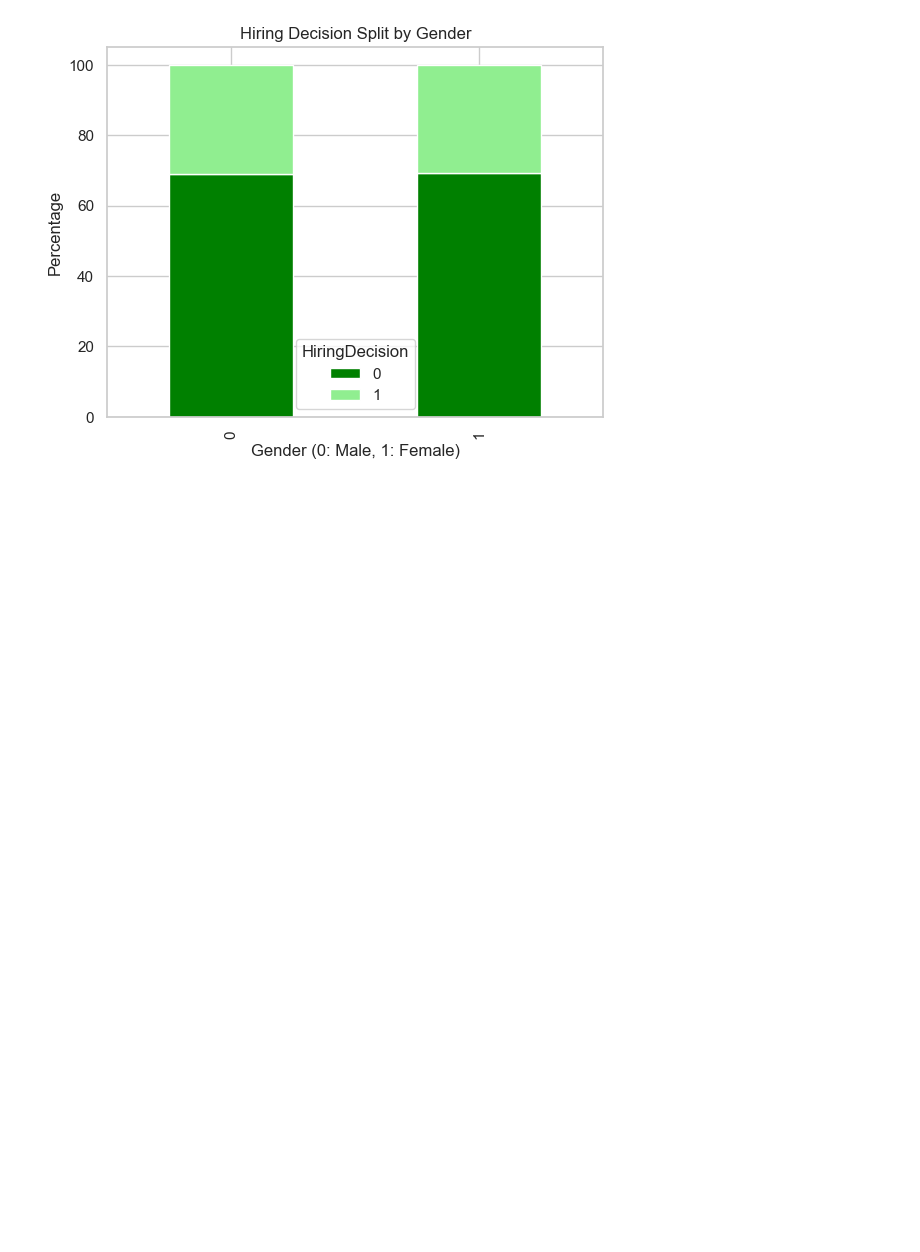
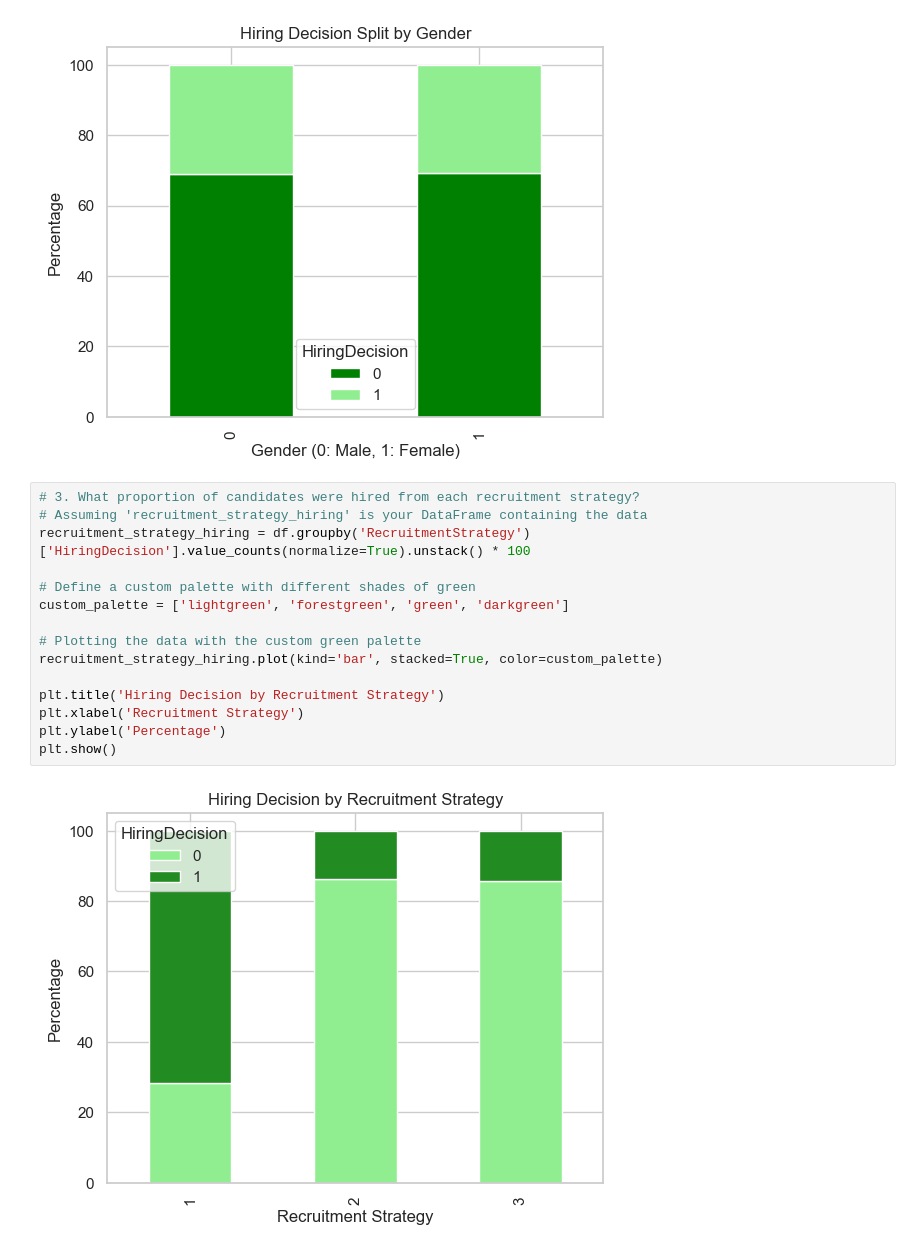
Before and after one commit to Eunnylans/Hiring--Analysis--Using--Linear--Regression, a Jupyter notebook: Predicting--Hiring--Decisions.ipynb, the cells around one changed output. Drawn from its saved outputs; the diff is of its cells as text; blank space fills up the shorter version.

```diff
--- a/Predicting--Hiring--Decisions.ipynb
+++ b/Predicting--Hiring--Decisions.ipynb
@@ -887,3 +887,20 @@ plt.ylabel('Percentage')
 plt.show()
 # %% [output]
 [figure]
+# %%
+# 3. What proportion of candidates were hired from each recruitment strategy?
+# Assuming 'recruitment_strategy_hiring' is your DataFrame containing the data
+recruitment_strategy_hiring = df.groupby('RecruitmentStrategy')['HiringDecision'].value_counts(normalize=True).unstack() * 100
+
+# Define a custom palette with different shades of green
+custom_palette = ['lightgreen', 'forestgreen', 'green', 'darkgreen']
+
+# Plotting the data with the custom green palette
+recruitment_strategy_hiring.plot(kind='bar', stacked=True, color=custom_palette)
+
+plt.title('Hiring Decision by Recruitment Strategy')
+plt.xlabel('Recruitment Strategy')
+plt.ylabel('Percentage')
+plt.show()
+# %% [output]
+[figure, added]
```
Also changed, not shown: parts of 3 cells of this notebook, 1 other file.
